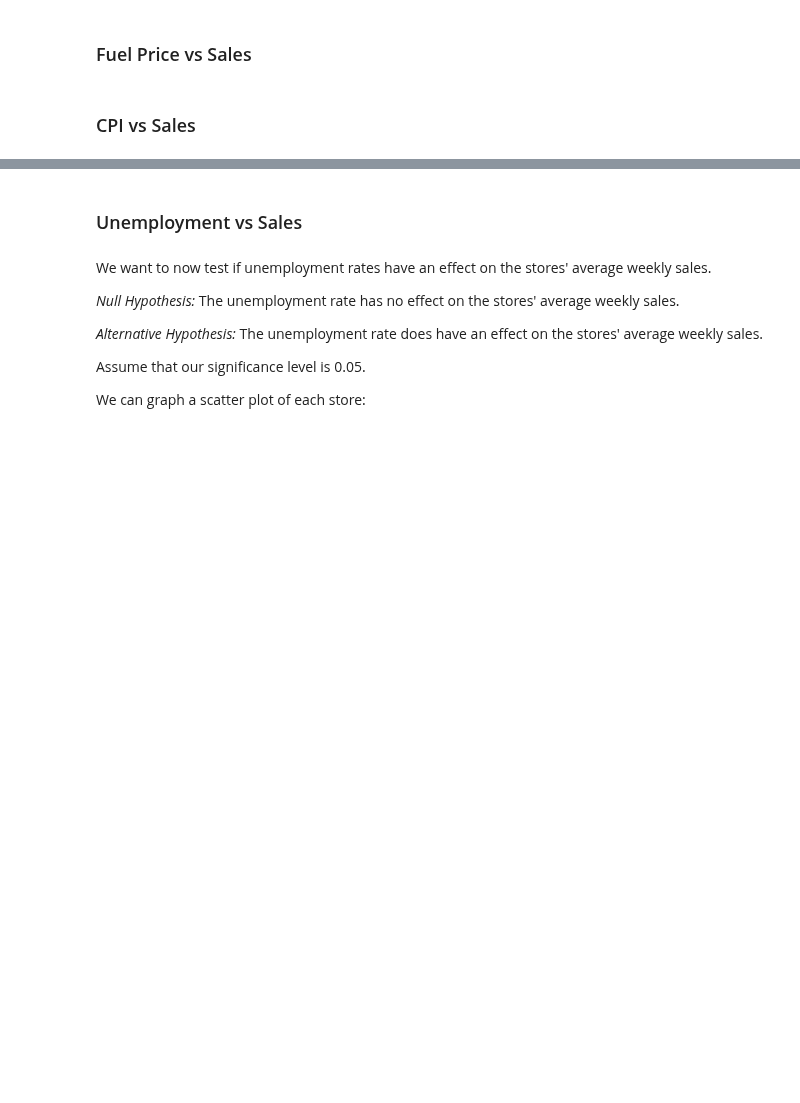
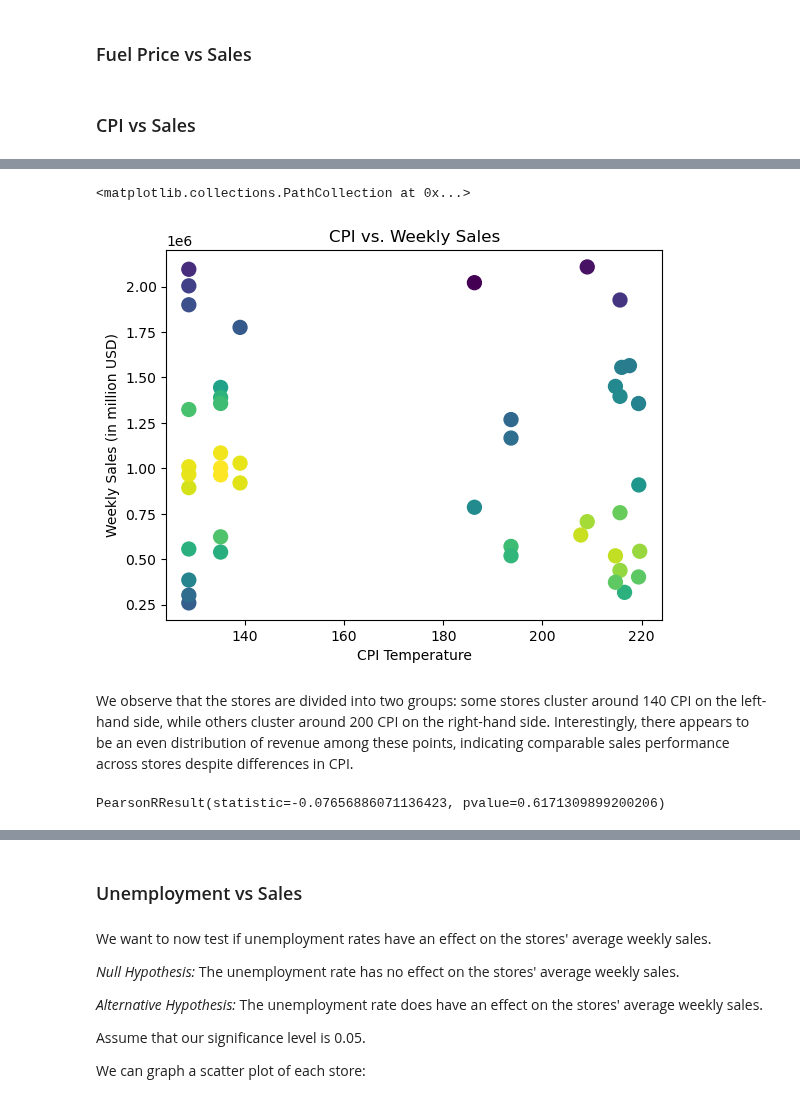
Before and after one commit to ChrisPerezLebron/CMSC320Project, a Jupyter notebook: main.ipynb, the cells around one changed output, grey strips where cells are left out. Cells and saved outputs as stored; diff of their text form; code cells hidden in the pictures; blank space fills up the shorter version.

```diff
--- a/main.ipynb
+++ b/main.ipynb
@@ -355,0 +366,27 @@ Notice that the pearson correlation coefficient is -0.076, meaning that it is sl
+# %%
+store_avgs = df.groupby("Store").mean("CPI")
+
+temp = store_avgs["CPI"]
+sales = store_avgs["Weekly_Sales"]
+
+ts = np.vstack([temp,sales])
+z = sci.stats.gaussian_kde(ts)(ts)
+
+fig, plot = plt.subplots()
+
+plt.title("CPI vs. Weekly Sales")
+plt.xlabel("CPI Temperature")
+plt.ylabel("Weekly Sales (in million USD)")
+
+plot.scatter(temp, sales, c=z, s=100)
+# %% [output]
+<matplotlib.collections.PathCollection at 0x...>
+[figure, added]
+# %% [markdown]
+We observe that the stores are divided into two groups: some stores cluster around 140 CPI on the left-hand side, while others cluster around 200 CPI on the right-hand side. Interestingly, there appears to be an even distribution of revenue among these points, indicating comparable sales performance across stores despite differences in CPI.
+# %%
+result = sci.stats.pearsonr(store_avgs["CPI"], store_avgs["Weekly_Sales"], alternative="two-sided")
+
+print(result)
+# %% [output]
+PearsonRResult(statistic=-0.07656886071136423, pvalue=0.6171309899200206)
```
Also changed, not shown: parts of 24 cells of this notebook.
